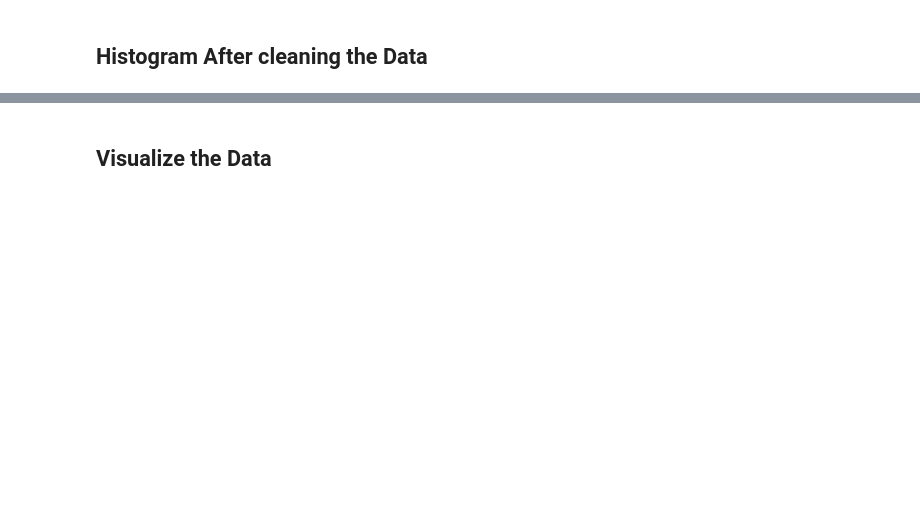
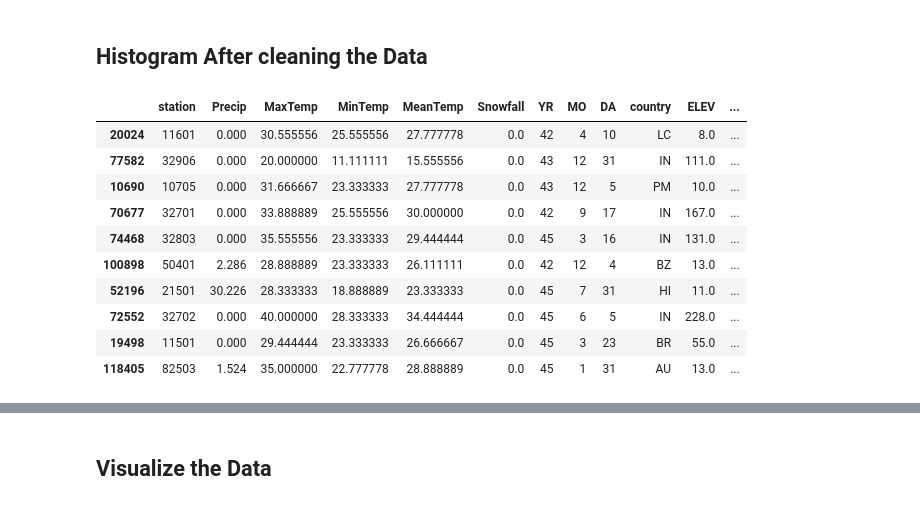
Before and after one commit to terrematte/MachineLearning, a Jupyter notebook: kaggle/weatherww2/Linear regression - Predicting maxTemperature.ipynb, the cells around one changed output, grey strips where cells are left out. Saved outputs shown, nothing was run; the diff lists cells and outputs as text; code cells hidden in the pictures; blank space fills up the shorter version.

```diff
--- a/kaggle/weatherww2/Linear regression - Predicting maxTemperature.ipynb
+++ b/kaggle/weatherww2/Linear regression - Predicting maxTemperature.ipynb
@@ -122,4 +303,18 @@ print(df.Snowfall.isnull().sum())
 # %% [markdown]
 ## Histogram After cleaning the Data
+# %%
+df.sample(10)
+# %% [output]
+|  | station | Precip | MaxTemp | MinTemp | MeanTemp | Snowfall | YR | MO | DA | country | ELEV | ... |
+| 20024 | 11601 | 0.000 | 30.555556 | 25.555556 | 27.777778 | 0.0 | 42 | 4 | 10 | LC | 8.0 | ... |
+| 77582 | 32906 | 0.000 | 20.000000 | 11.111111 | 15.555556 | 0.0 | 43 | 12 | 31 | IN | 111.0 | ... |
+| 10690 | 10705 | 0.000 | 31.666667 | 23.333333 | 27.777778 | 0.0 | 43 | 12 | 5 | PM | 10.0 | ... |
+| 70677 | 32701 | 0.000 | 33.888889 | 25.555556 | 30.000000 | 0.0 | 42 | 9 | 17 | IN | 167.0 | ... |
+| 74468 | 32803 | 0.000 | 35.555556 | 23.333333 | 29.444444 | 0.0 | 45 | 3 | 16 | IN | 131.0 | ... |
+| 100898 | 50401 | 2.286 | 28.888889 | 23.333333 | 26.111111 | 0.0 | 42 | 12 | 4 | BZ | 13.0 | ... |
+| 52196 | 21501 | 30.226 | 28.333333 | 18.888889 | 23.333333 | 0.0 | 45 | 7 | 31 | HI | 11.0 | ... |
+| 72552 | 32702 | 0.000 | 40.000000 | 28.333333 | 34.444444 | 0.0 | 45 | 6 | 5 | IN | 228.0 | ... |
+| 19498 | 11501 | 0.000 | 29.444444 | 23.333333 | 26.666667 | 0.0 | 45 | 3 | 23 | BR | 55.0 | ... |
+| 118405 | 82503 | 1.524 | 35.000000 | 22.777778 | 28.888889 | 0.0 | 45 | 1 | 31 | AU | 13.0 | ... |
 # %%
 import matplotlib.pyplot as plt
```
Also changed, not shown: parts of 59 cells of this notebook, 1 other file.
